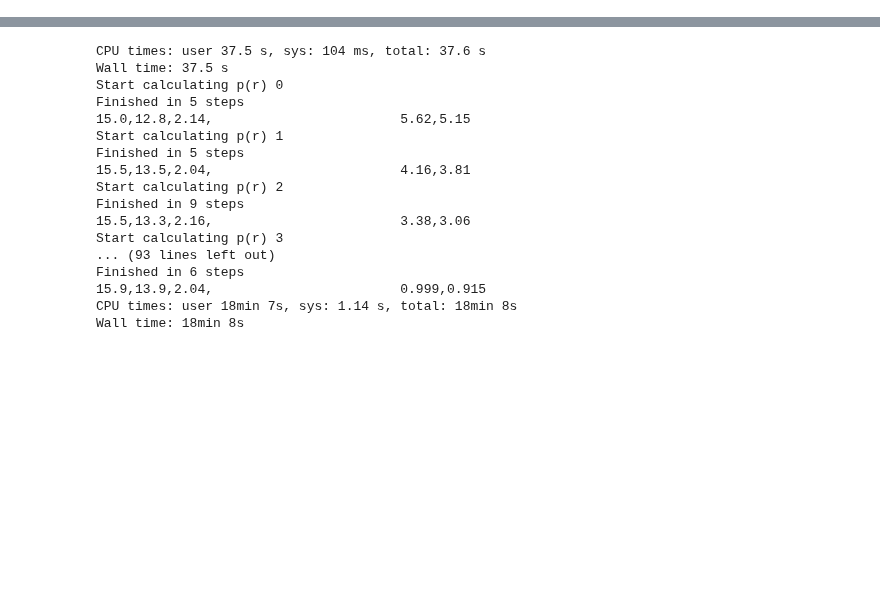
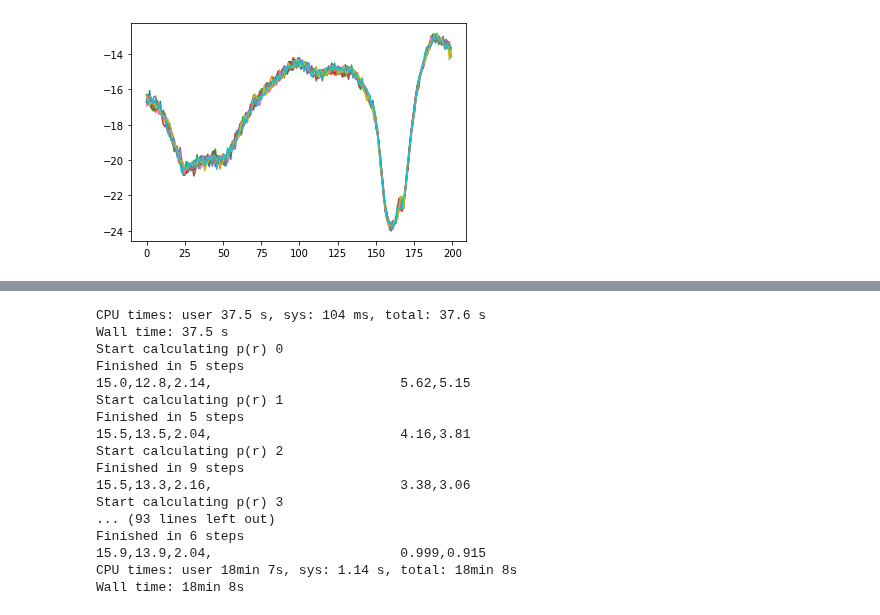
Before and after one commit to NinelK/CopulaGP, a Jupyter notebook: notebooks/vine/Vine_Gauss_vs_All.ipynb, the cells around one changed output, grey strips where cells are left out. Saved outputs shown, nothing was run; the diff lists cells and outputs as text; code cells hidden in the pictures; blank space fills up the shorter version.

```diff
--- a/notebooks/vine/Vine_Gauss_vs_All.ipynb
+++ b/notebooks/vine/Vine_Gauss_vs_All.ipynb
@@ -13,20 +13,10 @@ from vine import CVine
 
 
 i=1
-with open(f'/home/nina/CopulaGP/out/ST260_Day1_trained.pkl',"rb") as f:
+with open(f'/home/nina/CopulaGP/trained_models/ST260_Day1_Dataset_trained.pkl',"rb") as f:
     trained_all = pkl.load(f)
 
-with open(f'/home/nina/CopulaGP/out/ST260_Day1_G_trained.pkl',"rb") as f:
+with open(f'/home/nina/CopulaGP/trained_models/ST260_Day1_Dataset_G_trained.pkl',"rb") as f:
     trained_gauss = pkl.load(f)
 
 device = 'cuda:0'
-# %%
-M = 109
-trained = trained_all
-# print(len(trained['models']))
-models = [[trained['models'][i][j] for j in range(M-1-i)] for i in range(min(104,M-1))]
-
-sem_tol = 0.1
-%time vine = CVine.marginalize(models,torch.tensor(trained['X'],device=device).float())
-%time MI = vine.inputMI(sem_tol=sem_tol, s_mc_size=50, r_mc_size=20, sR_mc_size=1000, v=True)
-MI
@@ -76 +57,9 @@ Wall time: 5min 7s
+# %%
+for h in Hs:
+    plt.plot(h[0])
+# %%
+for h in Hs:
+    plt.plot(h[0])
+# %% [output]
+[figure, added]
 # %%
```
Also changed, not shown: parts of 9 cells of this notebook, 20 other files.
